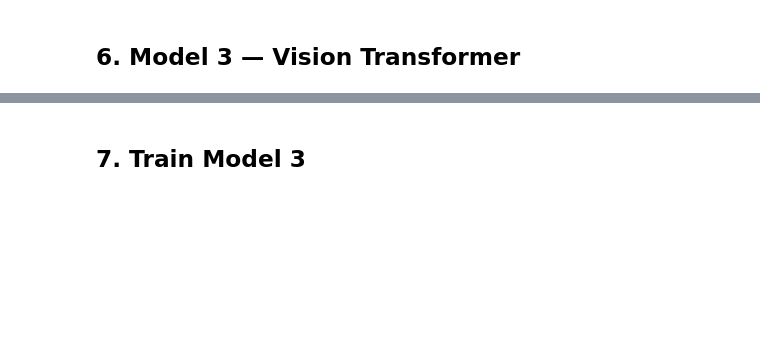
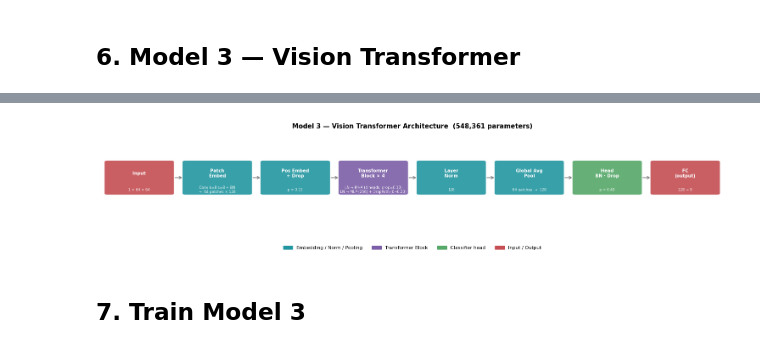
Before and after one commit to DrZhora/WM-811K_wafer_map, a Jupyter notebook: model3.ipynb, the cells around one changed output, grey strips where cells are left out. Drawn from its saved outputs; the diff is of its cells as text; code cells hidden in the pictures; blank space fills up the shorter version.

```diff
--- a/model3.ipynb
+++ b/model3.ipynb
@@ -456,5 +511,75 @@ device: mps
 Model3 parameters: 548,361
 output shape: torch.Size([4, 9])
+# %%
+import matplotlib.pyplot as plt
+import matplotlib.patches as mpatches
+
+# ------------------------------------------------------------------
+# Layer definitions  (label, sublabel, color)
+# ------------------------------------------------------------------
+SPEC  = '#C44E52'   # red    — input / output
+EMBED = '#2196A0'   # teal   — embedding / norm / pooling
+BLOCK = '#7B5EA7'   # purple — transformer blocks
+FC    = '#55A868'   # green  — classifier head
+
+blocks = [
+    # label                sub-label                                      color
+    ('Input',              '1 × 64 × 64',                                 SPEC),
+    ('Patch\nEmbed',       'Conv k=8 s=8 + BN\n→  64 patches × 128',     EMBED),
+    ('Pos Embed\n+ Drop',  'p = 0.15',                                    EMBED),
+    ('Transformer\nBlock × 4',
+                           'LN → MHA (4 heads, drop=0.10)\n'
+                           'LN → MLP (256) + DropPath (0→0.20)',          BLOCK),
+    ('Layer\nNorm',        '128',                                          EMBED),
+    ('Global Avg\nPool',   '64 patches  →  128',                          EMBED),
+    ('Head\nBN · Drop',    'p = 0.40',                                    FC),
+    ('FC\n(output)',        '128 → 9',                                     SPEC),
+]
+
+fig, ax = plt.subplots(figsize=(15, 3.6))
+ax.set_xlim(-0.5, len(blocks) - 0.5)
+ax.set_ylim(-1, 1)
+ax.axis('off')
+
+BOX_W, BOX_H = 0.82, 0.72
+
+for i, (label, sub, color) in enumerate(blocks):
+    x = i
+    rect = mpatches.FancyBboxPatch(
+        (x - BOX_W / 2, -BOX_H / 2), BOX_W, BOX_H,
+        boxstyle='round,pad=0.04',
+        facecolor=color, edgecolor='white', linewidth=1.5, alpha=0.90,
+        zorder=3,
+    )
+    ax.add_patch(rect)
+    ax.text(x, 0.10, label, ha='center', va='center',
+            fontsize=7.5, fontweight='bold', color='white', zorder=4,
+            multialignment='center')
+    ax.text(x, -0.28, sub, ha='center', va='center',
+            fontsize=6.0, color='white', alpha=0.92, zorder=4,
+            multialignment='center')
+
+    if i < len(blocks) - 1:
+        ax.annotate('', xy=(i + 1 - BOX_W / 2 - 0.02, 0),
+                    xytext=(i + BOX_W / 2 + 0.02, 0),
+                    arrowprops=dict(arrowstyle='->', color='#888888', lw=1.4),
+                    zorder=2)
+
+legend_items = [
+    mpatches.Patch(color=EMBED, label='Embedding / Norm / Pooling'),
+    mpatches.Patch(color=BLOCK, label='Transformer Block'),
+    mpatches.Patch(color=FC,    label='Classifier head'),
+    mpatches.Patch(color=SPEC,  label='Input / Output'),
+]
+ax.legend(handles=legend_items, loc='lower center',
+          bbox_to_anchor=(0.5, -0.38), ncol=4, frameon=False, fontsize=8)
+
+ax.set_title('Model 3 — Vision Transformer Architecture  (548,361 parameters)',
+             fontsize=11, fontweight='bold', pad=10)
+plt.tight_layout()
+plt.show()
+# %% [output]
+[figure, added]
 # %% [markdown]
 ## 7. Train Model 3
 # %%
```
Also changed, not shown: parts of 6 cells of this notebook, 1 other file.
